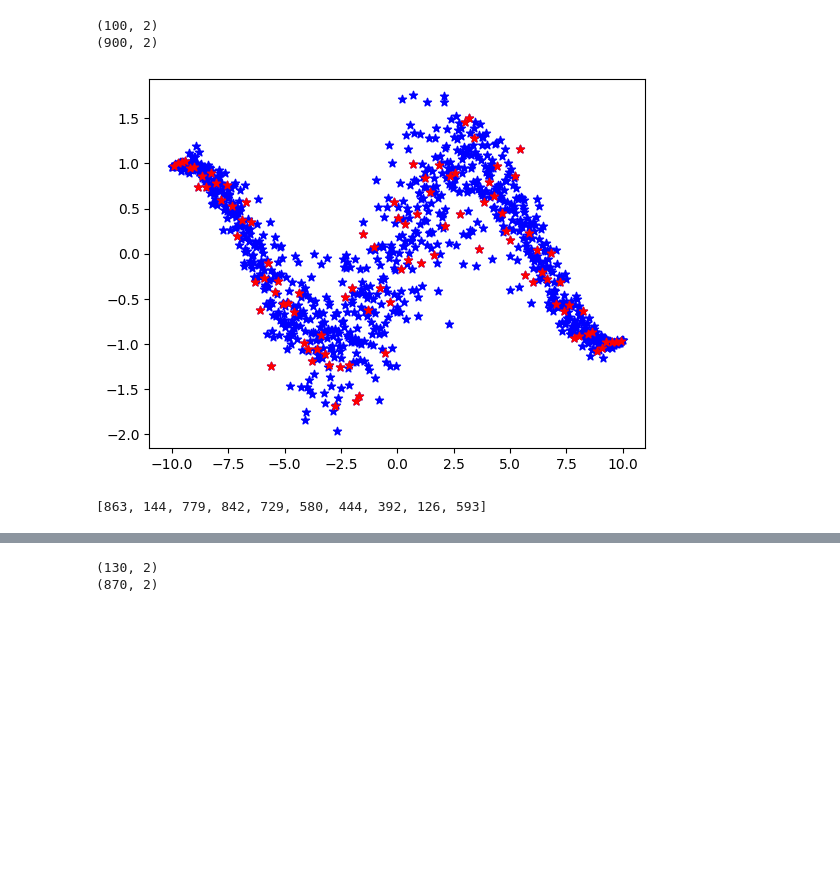
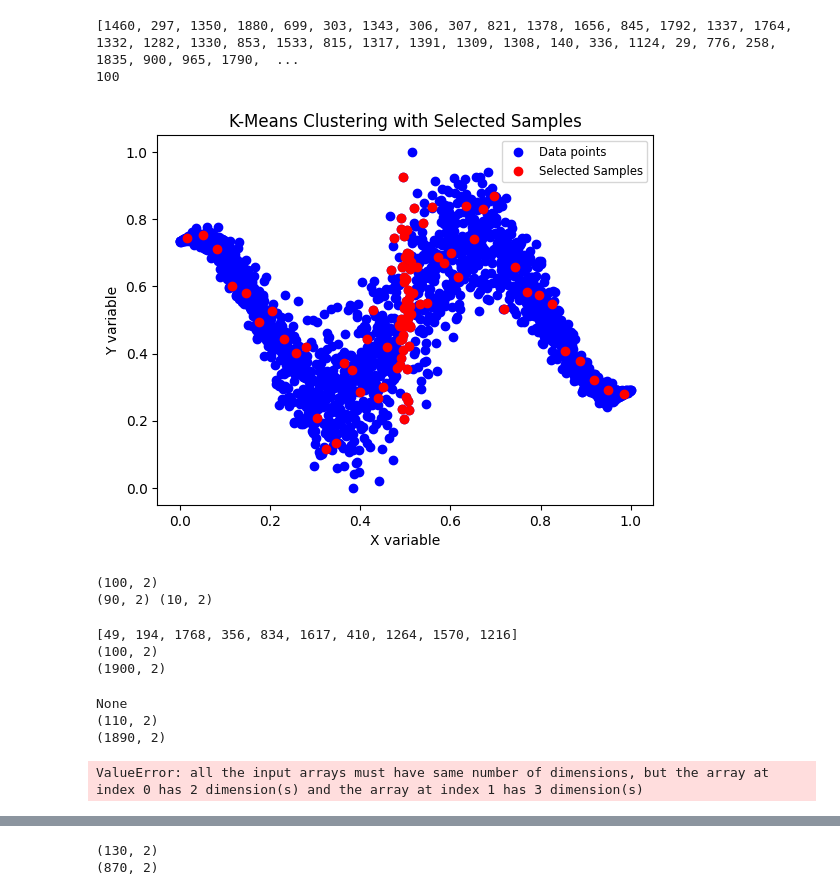
Before and after one commit to FinnFe0103/StiesdalActiveLearning, a Jupyter notebook: test.ipynb, the cells around one changed output, grey strips where cells are left out. Saved outputs shown, nothing was run; the diff lists cells and outputs as text; code cells hidden in the pictures; blank space fills up the shorter version.

```diff
--- a/test.ipynb
+++ b/test.ipynb
@@ -7,15 +8,15 @@ import time
 import random
 import numpy as np
 # %%
-dataset_size = 1000
+dataset_type = 'Generated_2000'
 initial_samplesize = 100
 
-data = Dataprep(-10, 10, dataset_size, initial_samplesize) # Load the data
+data = Dataprep(dataset_type, initial_samplesize, sensor='') # Load the data
 known_data, pool_data = data.known_data, data.pool_data # Save the train and test loaders
 # %% [output]
-(100, 2)
-(900, 2)
+[1460, 297, 1350, 1880, 699, 303, 1343, 306, 307, 821, 1378, 1656, 845, 1792, 1337, 1764, 1332, 1282, 1330, 853, 1533, 815, 1317, 1391, 1309, 1308, 140, 336, 1124, 29, 776, 258, 1835, 900, 965, 1790,  ...
+100
-[figure, old version]
+[figure, new version]
 # %%
 validation_size = 0.1
 verbose = False
@@ -49,8 +43,21 @@ def select_samples(pool_data, n):
-# %%
-selected_indices = random.sample(range(len(data.pool_data)), 10)
-selected_indices
-# %% [output]
-[863, 144, 779, 842, 729, 580, 444, 392, 126, 593]
+# %%
+train_model()
+# %% [output]
+(100, 2)
+(90, 2) (10, 2)
+# %%
+indices = select_samples(10)
+# %% [output]
+[49, 194, 1768, 356, 834, 1617, 410, 1264, 1570, 1216]
+(100, 2)
+(1900, 2)
+# %%
+pool_df, selected_df, change_df = data.next_sample(indices)
+# %% [output]
+None
+(110, 2)
+(1890, 2)
+ValueError: all the input arrays must have same number of dimensions, but the array at index 0 has 2 dimension(s) and the array at index 1 has 3 dimension(s)
 # %%
 print(data.known_data.shape)
 print(data.pool_data.shape)
```
Also changed, not shown: parts of 5 cells of this notebook, 5 other files.
